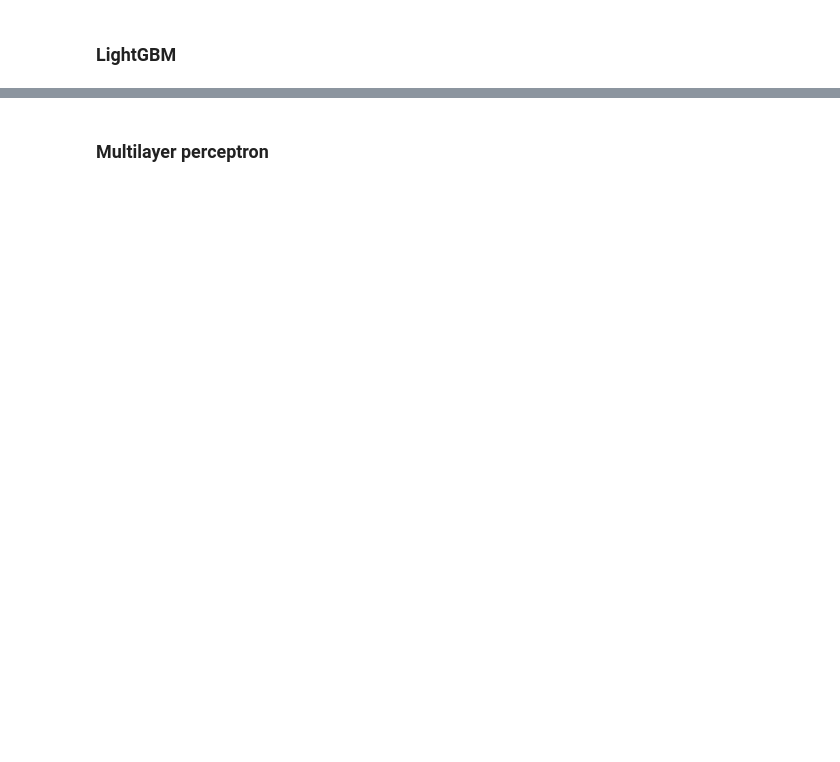
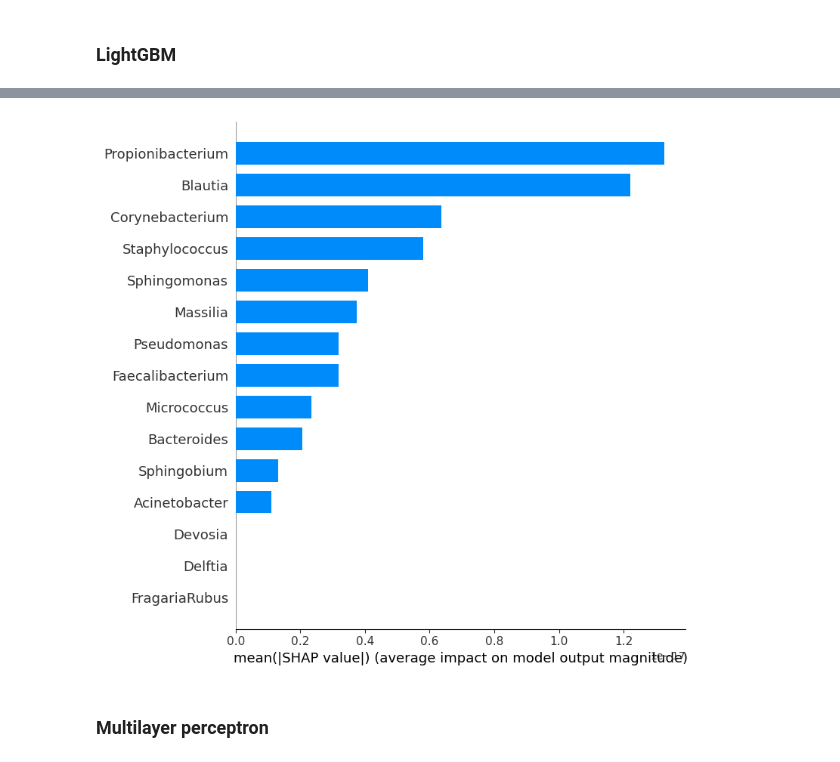
Before and after one commit to freafin/Bacteriological, a Jupyter notebook: desl/Genus_DESLbactCV.ipynb, the cells around one changed output, grey strips where cells are left out. Saved outputs shown, nothing was run; the diff lists cells and outputs as text; code cells hidden in the pictures; blank space fills up the shorter version.

```diff
--- a/desl/Genus_DESLbactCV.ipynb
+++ b/desl/Genus_DESLbactCV.ipynb
@@ -308,0 +296,6 @@ for idx, estimator in enumerate(lgbm_scores['estimator']):
+# %%
+# Calculate the SHAP values for every estimator
+for idx, estimator in enumerate(lgbm_scores['estimator']):
+    lgbshap = estimator.fit(X, y)
+    explainerlgb = shap.Explainer(lgbshap, X)
+    shap_valueslgb = explainerlgb.shap_values(X.iloc[:,:])
@@ -308,0 +306,2 @@ for idx, estimator in enumerate(lgbm_scores['estimator']):
+# %%
+shap_valueslgb_mean = np.mean(shap_valueslgb, axis=1)
@@ -309,3 +312,7 @@ for idx, estimator in enumerate(lgbm_scores['estimator']):
+# %%
+shap.summary_plot(shap_valueslgb_mean, X, plot_type='bar', max_display=15)
+# %% [output]
+[figure, added]
 # %% [markdown]
 ### Multilayer perceptron
 # %%
```
Also changed, not shown: parts of 24 cells of this notebook.
